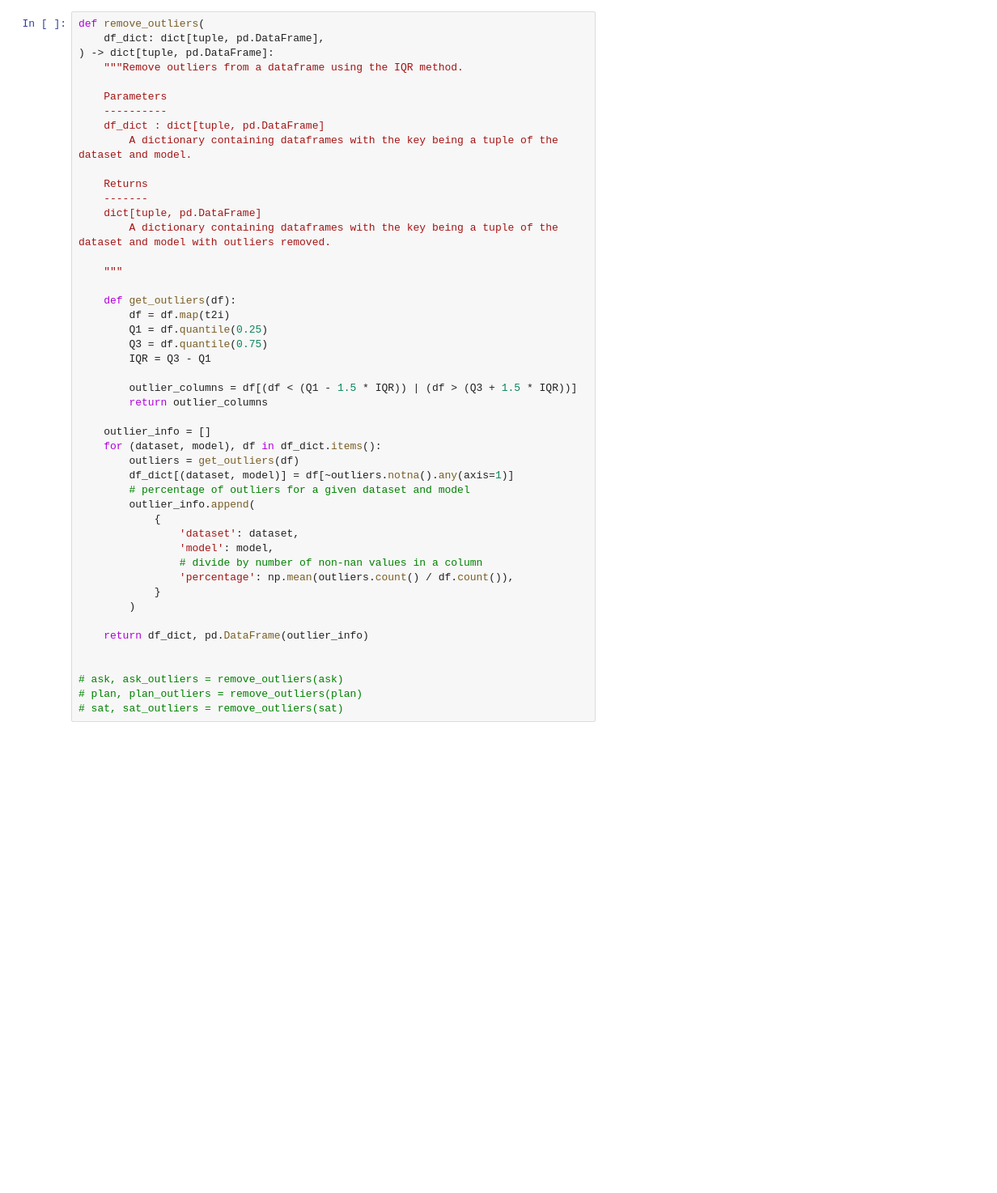
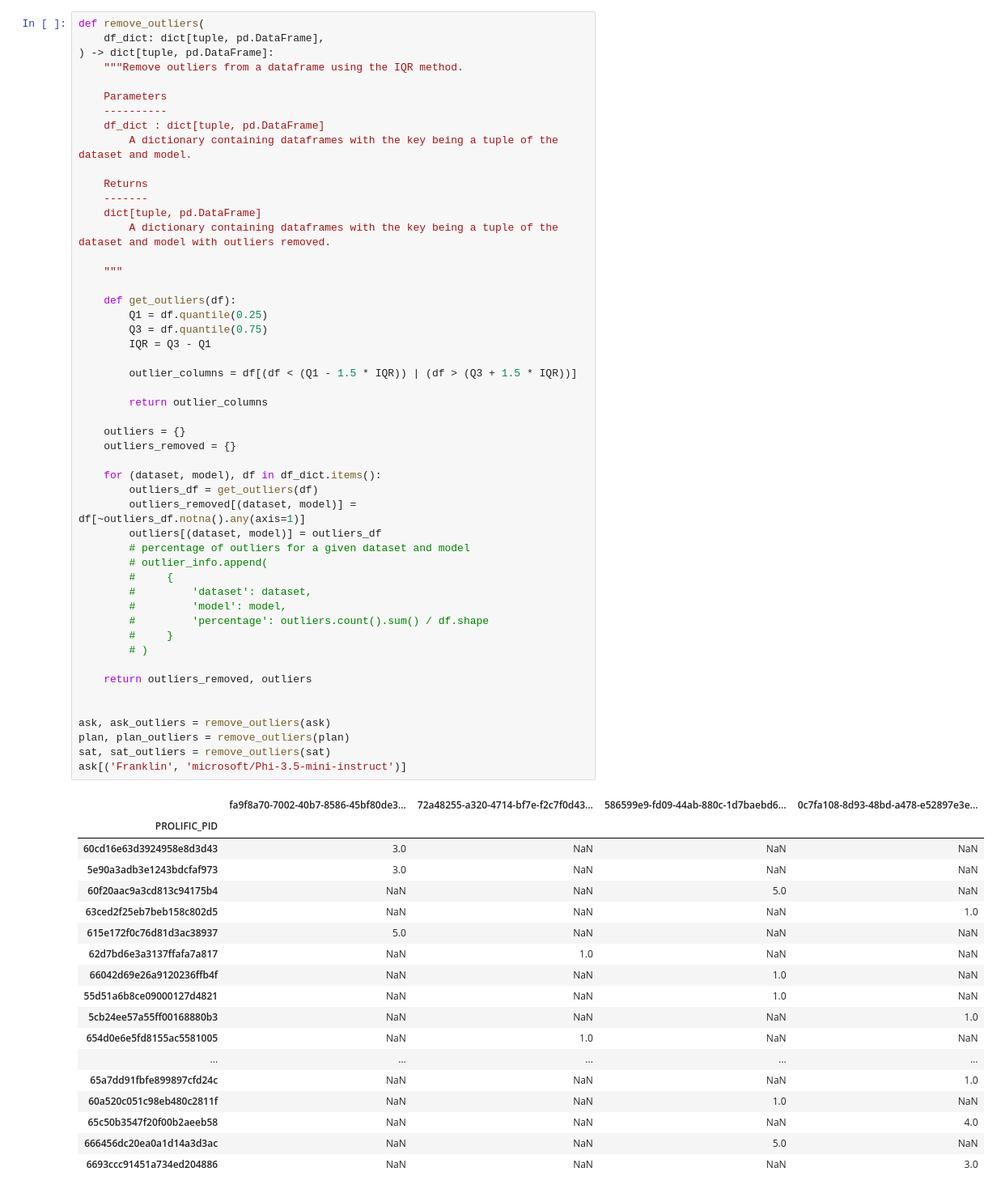
Before and after one commit to njf0/frank-llm, a Jupyter notebook: mini-project/studies/ask/results/results-2.ipynb, the cells around one changed output. Shown at 81% size. Drawn from its saved outputs; the diff is of its cells as text; blank space fills up the shorter version.

```diff
--- a/mini-project/studies/ask/results/results-2.ipynb
+++ b/mini-project/studies/ask/results/results-2.ipynb
@@ -205,49 +226,71 @@ sat_mean_std = pd.DataFrame(sat_mean_std)
 def remove_outliers(
     df_dict: dict[tuple, pd.DataFrame],
 ) -> dict[tuple, pd.DataFrame]:
     """Remove outliers from a dataframe using the IQR method.
 
     Parameters
     ----------
     df_dict : dict[tuple, pd.DataFrame]
         A dictionary containing dataframes with the key being a tuple of the dataset and model.
 
     Returns
     -------
     dict[tuple, pd.DataFrame]
         A dictionary containing dataframes with the key being a tuple of the dataset and model with outliers removed.
 
     """
 
     def get_outliers(df):
-        df = df.map(t2i)
         Q1 = df.quantile(0.25)
         Q3 = df.quantile(0.75)
         IQR = Q3 - Q1
 
         outlier_columns = df[(df < (Q1 - 1.5 * IQR)) | (df > (Q3 + 1.5 * IQR))]
+
         return outlier_columns
 
-    outlier_info = []
+    outliers = {}
+    outliers_removed = {}
+
     for (dataset, model), df in df_dict.items():
-        outliers = get_outliers(df)
-        df_dict[(dataset, model)] = df[~outliers.notna().any(axis=1)]
+        outliers_df = get_outliers(df)
+        outliers_removed[(dataset, model)] = df[~outliers_df.notna().any(axis=1)]
+        outliers[(dataset, model)] = outliers_df
         # percentage of outliers for a given dataset and model
-        outlier_info.append(
-            {
-                'dataset': dataset,
-                'model': model,
-                # divide by number of non-nan values in a column
-                'percentage': np.mean(outliers.count() / df.count()),
-            }
-        )
+        # outlier_info.append(
+        #     {
+        #         'dataset': dataset,
+        #         'model': model,
+        #         'percentage': outliers.count().sum() / df.shape
+        #     }
+        # )
 
-    return df_dict, pd.DataFrame(outlier_info)
+    return outliers_removed, outliers
 
 
-# ask, ask_outliers = remove_outliers(ask)
-# plan, plan_outliers = remove_outliers(plan)
-# sat, sat_outliers = remove_outliers(sat)
+ask, ask_outliers = remove_outliers(ask)
+plan, plan_outliers = remove_outliers(plan)
+sat, sat_outliers = remove_outliers(sat)
+ask[('Franklin', 'microsoft/Phi-3.5-mini-instruct')]
+# %% [output]
+|  | fa9f8a70-7002-40b7-8586-45bf80de3... | 72a48255-a320-4714-bf7e-f2c7f0d43... | 586599e9-fd09-44ab-880c-1d7baebd6... | 0c7fa108-8d93-48bd-a478-e52897e3e... |
+| PROLIFIC_PID |  |  |  |  |
+| 60cd16e63d3924958e8d3d43 | 3.0 | NaN | NaN | NaN |
+| 5e90a3adb3e1243bdcfaf973 | 3.0 | NaN | NaN | NaN |
+| 60f20aac9a3cd813c94175b4 | NaN | NaN | 5.0 | NaN |
+| 63ced2f25eb7beb158c802d5 | NaN | NaN | NaN | 1.0 |
+| 615e172f0c76d81d3ac38937 | 5.0 | NaN | NaN | NaN |
+| 62d7bd6e3a3137ffafa7a817 | NaN | 1.0 | NaN | NaN |
+| 66042d69e26a9120236ffb4f | NaN | NaN | 1.0 | NaN |
+| 55d51a6b8ce09000127d4821 | NaN | NaN | 1.0 | NaN |
+| 5cb24ee57a55ff00168880b3 | NaN | NaN | NaN | 1.0 |
+| 654d0e6e5fd8155ac5581005 | NaN | 1.0 | NaN | NaN |
+| ... | ... | ... | ... | ... |
+| 65a7dd91fbfe899897cfd24c | NaN | NaN | NaN | 1.0 |
+| 60a520c051c98eb480c2811f | NaN | NaN | 1.0 | NaN |
+| 65c50b3547f20f00b2aeeb58 | NaN | NaN | NaN | 4.0 |
+| 666456dc20ea0a1d14a3d3ac | NaN | NaN | 5.0 | NaN |
+| 6693ccc91451a734ed204886 | NaN | NaN | NaN | 3.0 |
 # %%
 def majority_vote(df_dict: dict[tuple, pd.DataFrame]) -> pd.DataFrame:
     """Majority vote for a dataframe.
```
Also changed, not shown: parts of 8 cells of this notebook, 1 other file.
